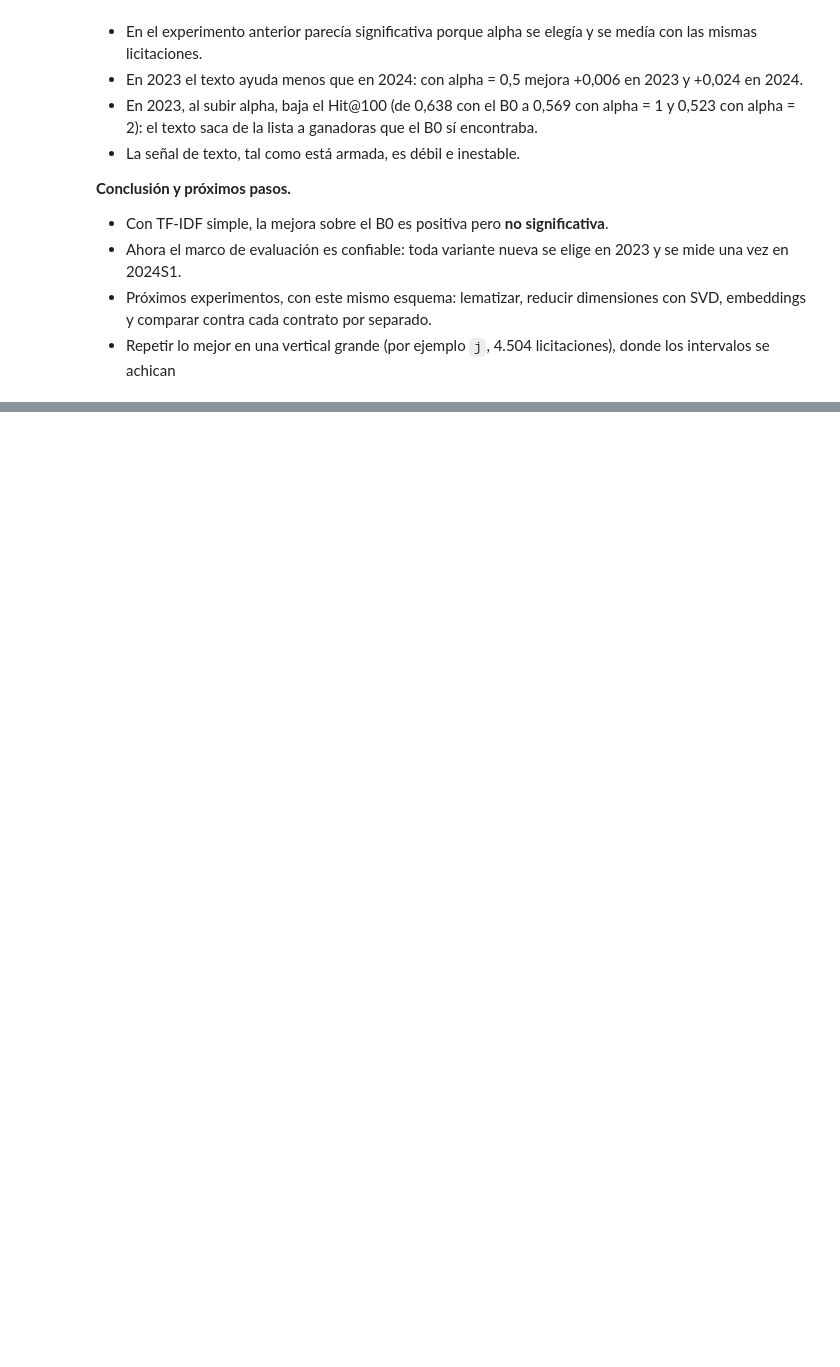
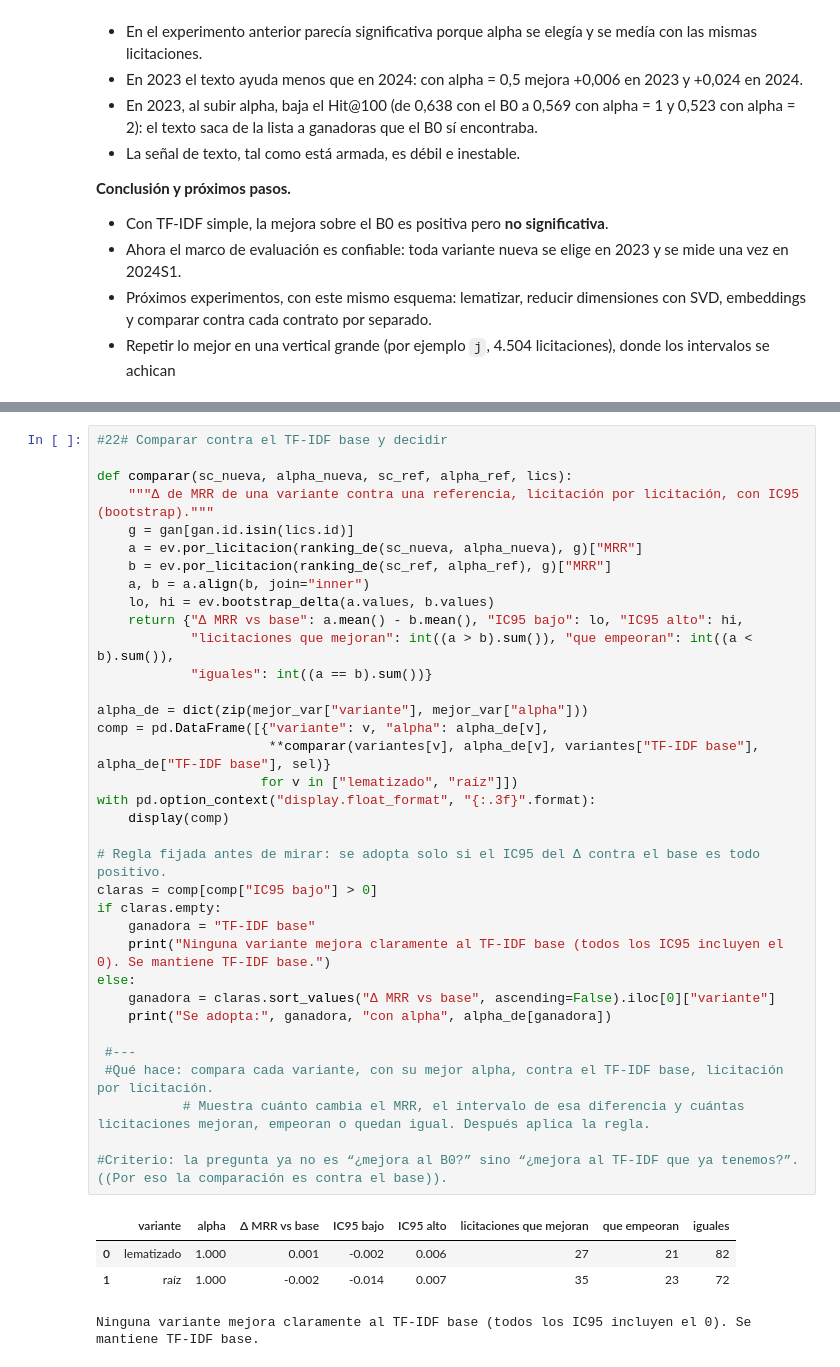
Before and after one commit to AbiFrei/grupo_Luabre, a Jupyter notebook: exploracion_rd.ipynb, the cells around one changed output, grey strips where cells are left out. Drawn from its saved outputs; the diff is of its cells as text; blank space fills up the shorter version.

```diff
--- a/exploracion_rd.ipynb
+++ b/exploracion_rd.ipynb
@@ -772,0 +817,40 @@ with open("resultados.md", "a", encoding="utf-8") as f:
+# %%
+#22# Comparar contra el TF-IDF base y decidir
+
+def comparar(sc_nueva, alpha_nueva, sc_ref, alpha_ref, lics):
+    """Δ de MRR de una variante contra una referencia, licitación por licitación, con IC95 (bootstrap)."""
+    g = gan[gan.id.isin(lics.id)]
+    a = ev.por_licitacion(ranking_de(sc_nueva, alpha_nueva), g)["MRR"]
+    b = ev.por_licitacion(ranking_de(sc_ref, alpha_ref), g)["MRR"]
+    a, b = a.align(b, join="inner")
+    lo, hi = ev.bootstrap_delta(a.values, b.values)
+    return {"Δ MRR vs base": a.mean() - b.mean(), "IC95 bajo": lo, "IC95 alto": hi,
+            "licitaciones que mejoran": int((a > b).sum()), "que empeoran": int((a < b).sum()),
+            "iguales": int((a == b).sum())}
+
+alpha_de = dict(zip(mejor_var["variante"], mejor_var["alpha"]))
+comp = pd.DataFrame([{"variante": v, "alpha": alpha_de[v],
+                      **comparar(variantes[v], alpha_de[v], variantes["TF-IDF base"], alpha_de["TF-IDF base"], sel)}
+                     for v in ["lematizado", "raíz"]])
+with pd.option_context("display.float_format", "{:.3f}".format):
+    display(comp)
+
+# Regla fijada antes de mirar: se adopta solo si el IC95 del Δ contra el base es todo positivo.
+claras = comp[comp["IC95 bajo"] > 0]
+if claras.empty:
+    ganadora = "TF-IDF base"
+    print("Ninguna variante mejora claramente al TF-IDF base (todos los IC95 incluyen el 0). Se mantiene TF-IDF base.")
+else:
+    ganadora = claras.sort_values("Δ MRR vs base", ascending=False).iloc[0]["variante"]
+    print("Se adopta:", ganadora, "con alpha", alpha_de[ganadora])
+
+ #---
+ #Qué hace: compara cada variante, con su mejor alpha, contra el TF-IDF base, licitación por licitación.
+           # Muestra cuánto cambia el MRR, el intervalo de esa diferencia y cuántas licitaciones mejoran, empeoran o quedan igual. Después aplica la regla.
+
+#Criterio: la pregunta ya no es “¿mejora al B0?” sino “¿mejora al TF-IDF que ya tenemos?”. ((Por eso la comparación es contra el base)).
+# %% [output]
+|  | variante | alpha | Δ MRR vs base | IC95 bajo | IC95 alto | licitaciones que mejoran | que empeoran | iguales |
+| 0 | lematizado | 1.000 | 0.001 | -0.002 | 0.006 | 27 | 21 | 82 |
+| 1 | raíz | 1.000 | -0.002 | -0.014 | 0.007 | 35 | 23 | 72 |
+Ninguna variante mejora claramente al TF-IDF base (todos los IC95 incluyen el 0). Se mantiene TF-IDF base.
```
Also changed, not shown: parts of 11 cells of this notebook, 1 other file.
